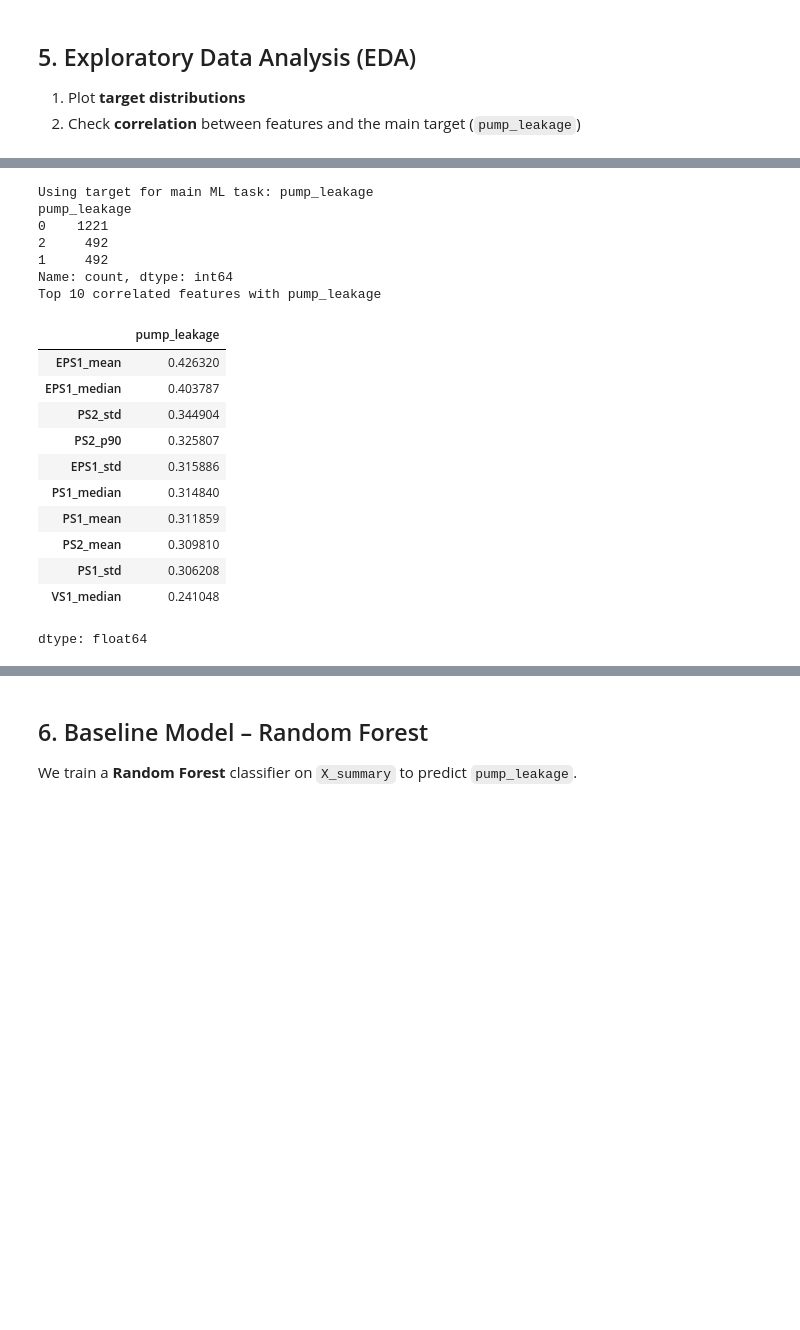
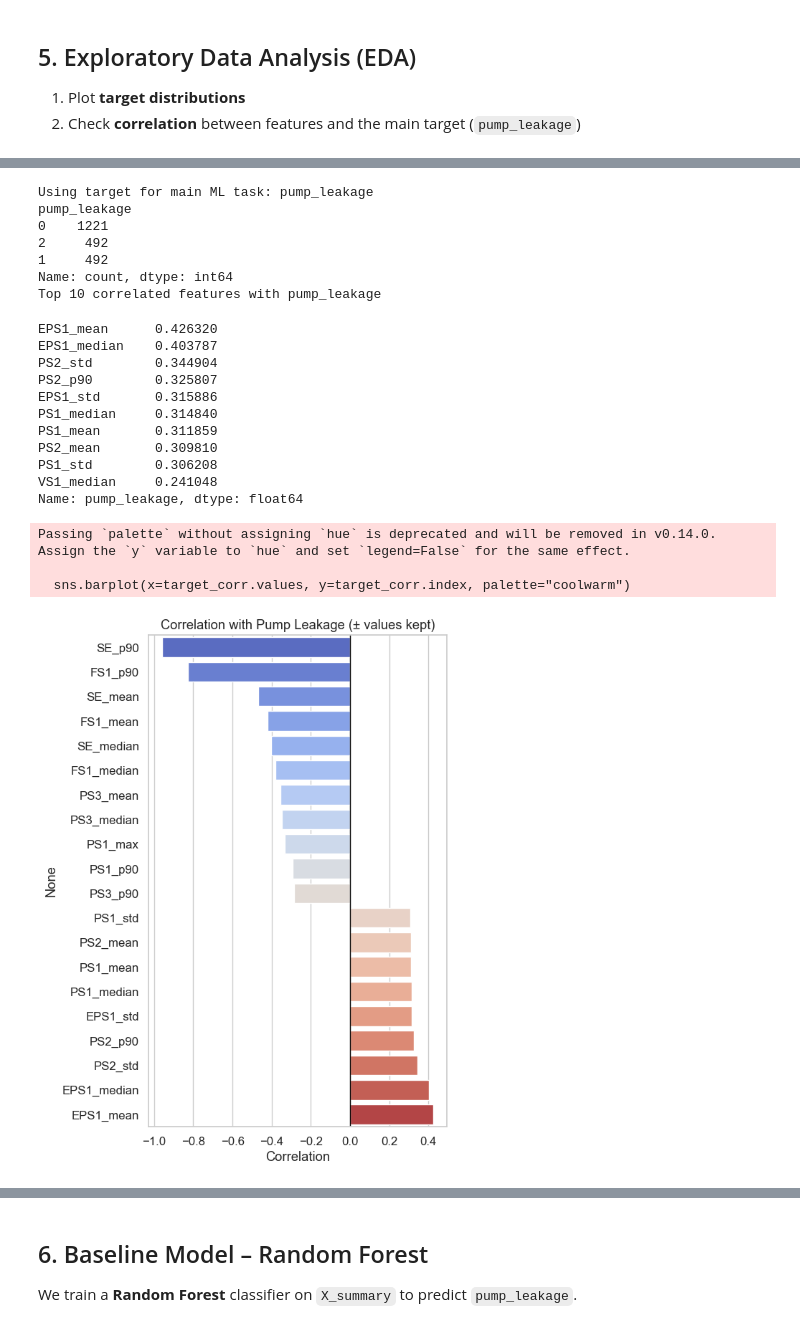
Before and after one commit to alme7airbi93/AI, a Jupyter notebook: nov25/hydraulic_system_project_local_data.ipynb, the cells around one changed output, grey strips where cells are left out. Drawn from its saved outputs; the diff is of its cells as text; code cells hidden in the pictures; blank space fills up the shorter version.

```diff
--- a/nov25/hydraulic_system_project_local_data.ipynb
+++ b/nov25/hydraulic_system_project_local_data.ipynb
@@ -282,38 +282,66 @@ for col in y.columns:
 # %%
 # Choose main ML target: pump leakage
 target_col = "pump_leakage"
 target = y[target_col]
 
 print("Using target for main ML task:", target_col)
 print(target.value_counts())
 
 # Correlation between features and target
 df_eda = pd.concat([X_summary, target], axis=1)
 corr = df_eda.corr(numeric_only=True)
 target_corr = corr[target_col].drop(target_col).sort_values(ascending=False)
 
 print("Top 10 correlated features with", target_col)
 display(target_corr.head(10))
+
+# Combine features and target into one DataFrame
+
+
+# Compute correlation with target
+corr = df_eda.corr(numeric_only=True)
+target_corr = corr["pump_leakage"]
+
+# Filter only if you want a threshold (keep signs!)
+target_corr = target_corr[target_corr.abs() >= 0.25]
+
+# Drop the target itself (always 1.0)
+target_corr = target_corr.drop("pump_leakage")
+
+# Sort (negative to positive)
+target_corr = target_corr.sort_values()
+
+# Plot
+plt.figure(figsize=(6,8))
+sns.barplot(x=target_corr.values, y=target_corr.index, palette="coolwarm")
+plt.axvline(0, color="black", linewidth=1)  # zero reference line
+plt.title("Correlation with Pump Leakage (± values kept)")
+plt.xlabel("Correlation")
+plt.tight_layout()
+plt.show()
 # %% [output]
 Using target for main ML task: pump_leakage
 pump_leakage
 0    1221
 2     492
 1     492
 Name: count, dtype: int64
 Top 10 correlated features with pump_leakage
-|  | pump_leakage |
-| EPS1_mean | 0.426320 |
-| EPS1_median | 0.403787 |
-| PS2_std | 0.344904 |
-| PS2_p90 | 0.325807 |
-| EPS1_std | 0.315886 |
-| PS1_median | 0.314840 |
-| PS1_mean | 0.311859 |
-| PS2_mean | 0.309810 |
-| PS1_std | 0.306208 |
-| VS1_median | 0.241048 |
-dtype: float64
+EPS1_mean      0.426320
+EPS1_median    0.403787
+PS2_std        0.344904
+PS2_p90        0.325807
+EPS1_std       0.315886
+PS1_median     0.314840
+PS1_mean       0.311859
+PS2_mean       0.309810
+PS1_std        0.306208
+VS1_median     0.241048
+Name: pump_leakage, dtype: float64
+Passing `palette` without assigning `hue` is deprecated and will be removed in v0.14.0. Assign the `y` variable to `hue` and set `legend=False` for the same effect.
+
+  sns.barplot(x=target_corr.values, y=target_corr.index, palette="coolwarm")
+[figure, added]
 # %%
 # Visualize top 20 correlated features
 plt.figure(figsize=(6, 10))
```
Also changed, not shown: parts of 11 cells of this notebook, 4 other files.
